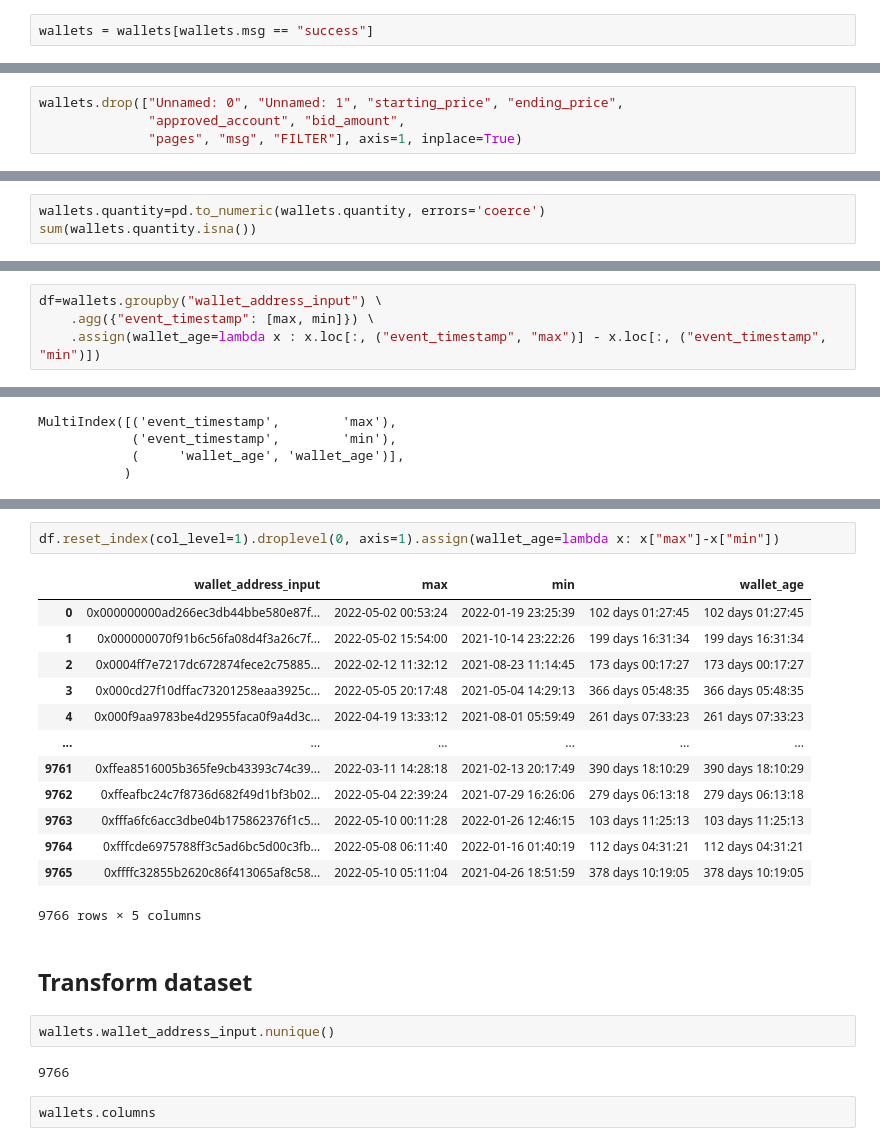
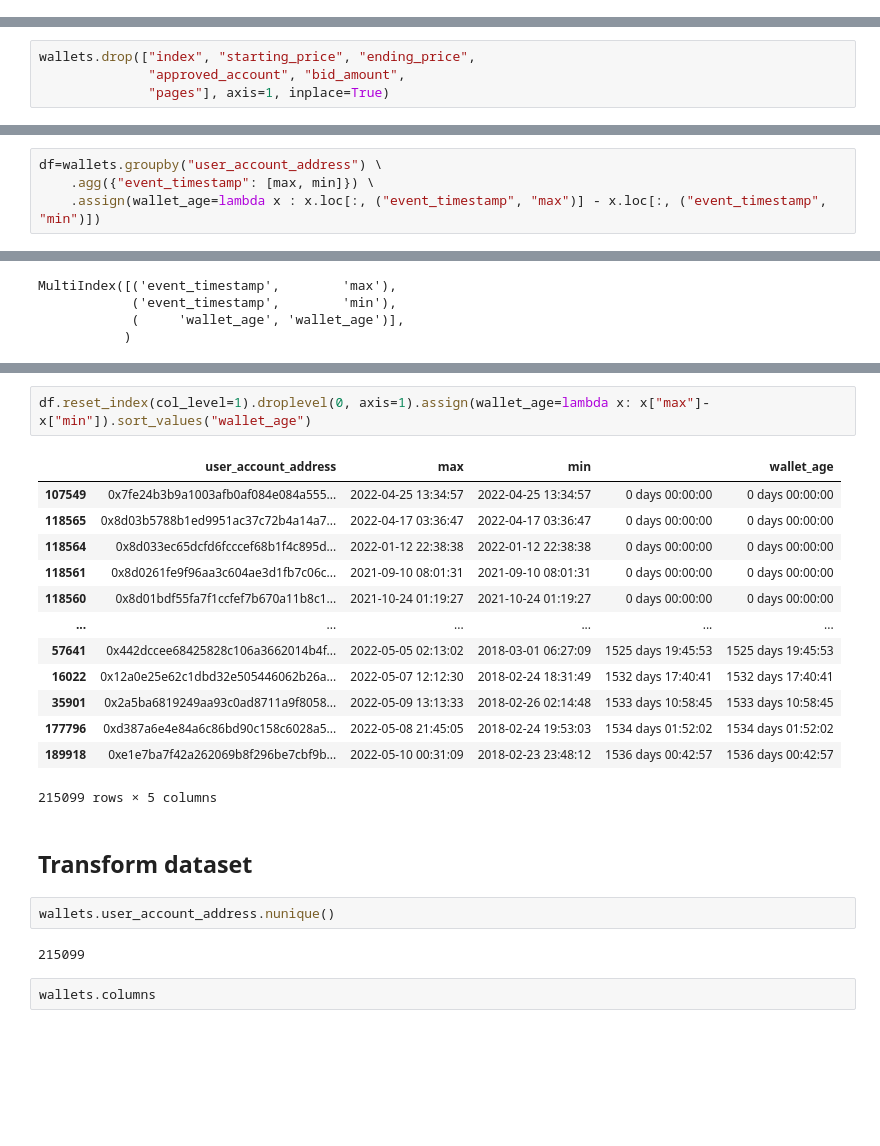
Before and after one commit to Cryptoro-DAO/OpenSea-API-crawler, a Jupyter notebook: Wallets Feature Engineering.ipynb, the cells around one changed output, grey strips where cells are left out. Saved outputs shown, nothing was run; the diff lists cells and outputs as text; blank space fills up the shorter version.

```diff
--- a/Wallets Feature Engineering.ipynb
+++ b/Wallets Feature Engineering.ipynb
@@ -48,5 +28,3 @@ total minutes to load: 18.049279363950095
-# %%
-wallets = wallets[wallets.msg == "success"]
 # %%
 wallets.info(show_counts=True)
 # %% [output]
@@ -70,7 +48,7 @@ memory usage: 603.9+ MB
 # %%
-wallets.drop(["Unnamed: 0", "Unnamed: 1", "starting_price", "ending_price",
+wallets.drop(["index", "starting_price", "ending_price",
               "approved_account", "bid_amount",
-              "pages", "msg", "FILTER"], axis=1, inplace=True)
+              "pages"], axis=1, inplace=True)
 # %%
 wallets.event_timestamp = pd.to_datetime(wallets.event_timestamp)
 wallets.listing_time = pd.to_datetime(wallets.listing_time)
@@ -120,3 +70,0 @@ sum(wallets.quantity.isna())
-# %%
-wallets.quantity=pd.to_numeric(wallets.quantity, errors='coerce')
-sum(wallets.quantity.isna())
@@ -569,7 +553,7 @@ wallets.info(show_counts=True)
 # %% [markdown]
 ### Wallet age (WIP)
 # %%
-df=wallets.groupby("wallet_address_input") \
+df=wallets.groupby("user_account_address") \
     .agg({"event_timestamp": [max, min]}) \
     .assign(wallet_age=lambda x : x.loc[:, ("event_timestamp", "max")] - x.loc[:, ("event_timestamp", "min")])
 # %%
@@ -617,25 +601,25 @@ df.droplevel(0, axis=1)
 # %%
-df.reset_index(col_level=1).droplevel(0, axis=1).assign(wallet_age=lambda x: x["max"]-x["min"])
+df.reset_index(col_level=1).droplevel(0, axis=1).assign(wallet_age=lambda x: x["max"]-x["min"]).sort_values("wallet_age")
 # %% [output]
-|  | wallet_address_input | max | min |  | wallet_age |
-| 0 | 0x000000000ad266ec3db44bbe580e87f... | 2022-05-02 00:53:24 | 2022-01-19 23:25:39 | 102 days 01:27:45 | 102 days 01:27:45 |
-| 1 | 0x000000070f91b6c56fa08d4f3a26c7f... | 2022-05-02 15:54:00 | 2021-10-14 23:22:26 | 199 days 16:31:34 | 199 days 16:31:34 |
-| 2 | 0x0004ff7e7217dc672874fece2c75885... | 2022-02-12 11:32:12 | 2021-08-23 11:14:45 | 173 days 00:17:27 | 173 days 00:17:27 |
-| 3 | 0x000cd27f10dffac73201258eaa3925c... | 2022-05-05 20:17:48 | 2021-05-04 14:29:13 | 366 days 05:48:35 | 366 days 05:48:35 |
-| 4 | 0x000f9aa9783be4d2955faca0f9a4d3c... | 2022-04-19 13:33:12 | 2021-08-01 05:59:49 | 261 days 07:33:23 | 261 days 07:33:23 |
+|  | user_account_address | max | min |  | wallet_age |
+| 107549 | 0x7fe24b3b9a1003afb0af084e084a555... | 2022-04-25 13:34:57 | 2022-04-25 13:34:57 | 0 days 00:00:00 | 0 days 00:00:00 |
+| 118565 | 0x8d03b5788b1ed9951ac37c72b4a14a7... | 2022-04-17 03:36:47 | 2022-04-17 03:36:47 | 0 days 00:00:00 | 0 days 00:00:00 |
+| 118564 | 0x8d033ec65dcfd6fcccef68b1f4c895d... | 2022-01-12 22:38:38 | 2022-01-12 22:38:38 | 0 days 00:00:00 | 0 days 00:00:00 |
+| 118561 | 0x8d0261fe9f96aa3c604ae3d1fb7c06c... | 2021-09-10 08:01:31 | 2021-09-10 08:01:31 | 0 days 00:00:00 | 0 days 00:00:00 |
+| 118560 | 0x8d01bdf55fa7f1ccfef7b670a11b8c1... | 2021-10-24 01:19:27 | 2021-10-24 01:19:27 | 0 days 00:00:00 | 0 days 00:00:00 |
 | ... | ... | ... | ... | ... | ... |
-| 9761 | 0xffea8516005b365fe9cb43393c74c39... | 2022-03-11 14:28:18 | 2021-02-13 20:17:49 | 390 days 18:10:29 | 390 days 18:10:29 |
-| 9762 | 0xffeafbc24c7f8736d682f49d1bf3b02... | 2022-05-04 22:39:24 | 2021-07-29 16:26:06 | 279 days 06:13:18 | 279 days 06:13:18 |
-| 9763 | 0xfffa6fc6acc3dbe04b175862376f1c5... | 2022-05-10 00:11:28 | 2022-01-26 12:46:15 | 103 days 11:25:13 | 103 days 11:25:13 |
-| 9764 | 0xfffcde6975788ff3c5ad6bc5d00c3fb... | 2022-05-08 06:11:40 | 2022-01-16 01:40:19 | 112 days 04:31:21 | 112 days 04:31:21 |
-| 9765 | 0xffffc32855b2620c86f413065af8c58... | 2022-05-10 05:11:04 | 2021-04-26 18:51:59 | 378 days 10:19:05 | 378 days 10:19:05 |
+| 57641 | 0x442dccee68425828c106a3662014b4f... | 2022-05-05 02:13:02 | 2018-03-01 06:27:09 | 1525 days 19:45:53 | 1525 days 19:45:53 |
+| 16022 | 0x12a0e25e62c1dbd32e505446062b26a... | 2022-05-07 12:12:30 | 2018-02-24 18:31:49 | 1532 days 17:40:41 | 1532 days 17:40:41 |
+| 35901 | 0x2a5ba6819249aa93c0ad8711a9f8058... | 2022-05-09 13:13:33 | 2018-02-26 02:14:48 | 1533 days 10:58:45 | 1533 days 10:58:45 |
+| 177796 | 0xd387a6e4e84a6c86bd90c158c6028a5... | 2022-05-08 21:45:05 | 2018-02-24 19:53:03 | 1534 days 01:52:02 | 1534 days 01:52:02 |
+| 189918 | 0xe1e7ba7f42a262069b8f296be7cbf9b... | 2022-05-10 00:31:09 | 2018-02-23 23:48:12 | 1536 days 00:42:57 | 1536 days 00:42:57 |
-9766 rows × 5 columns
+215099 rows × 5 columns
 # %% [markdown]
 ## Transform dataset
 # %%
-wallets.wallet_address_input.nunique()
+wallets.user_account_address.nunique()
 # %% [output]
-9766
+215099
 # %%
 wallets.columns
 # %% [output]
```
Also changed, not shown: parts of 34 cells of this notebook, 1 other file.
